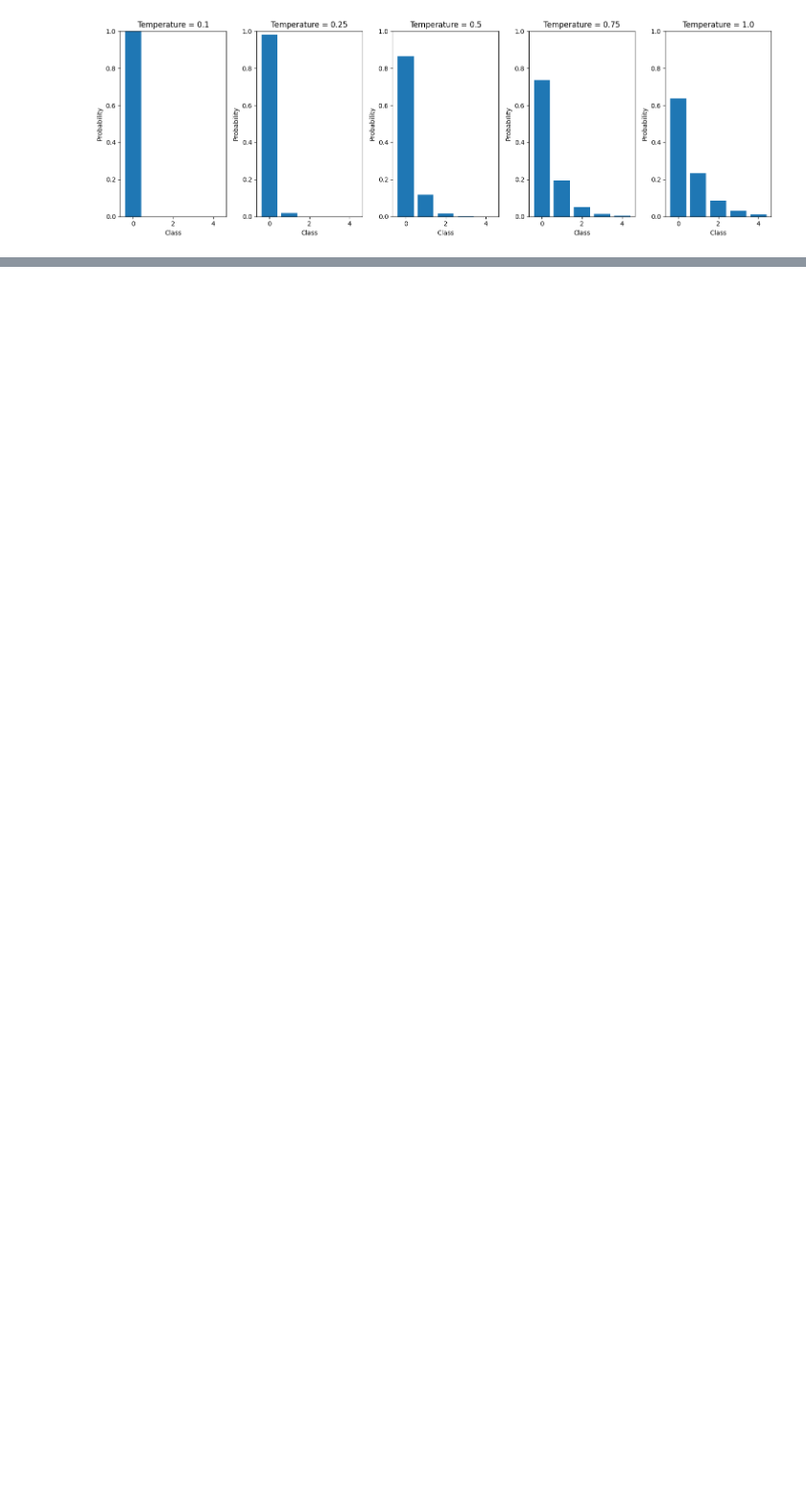
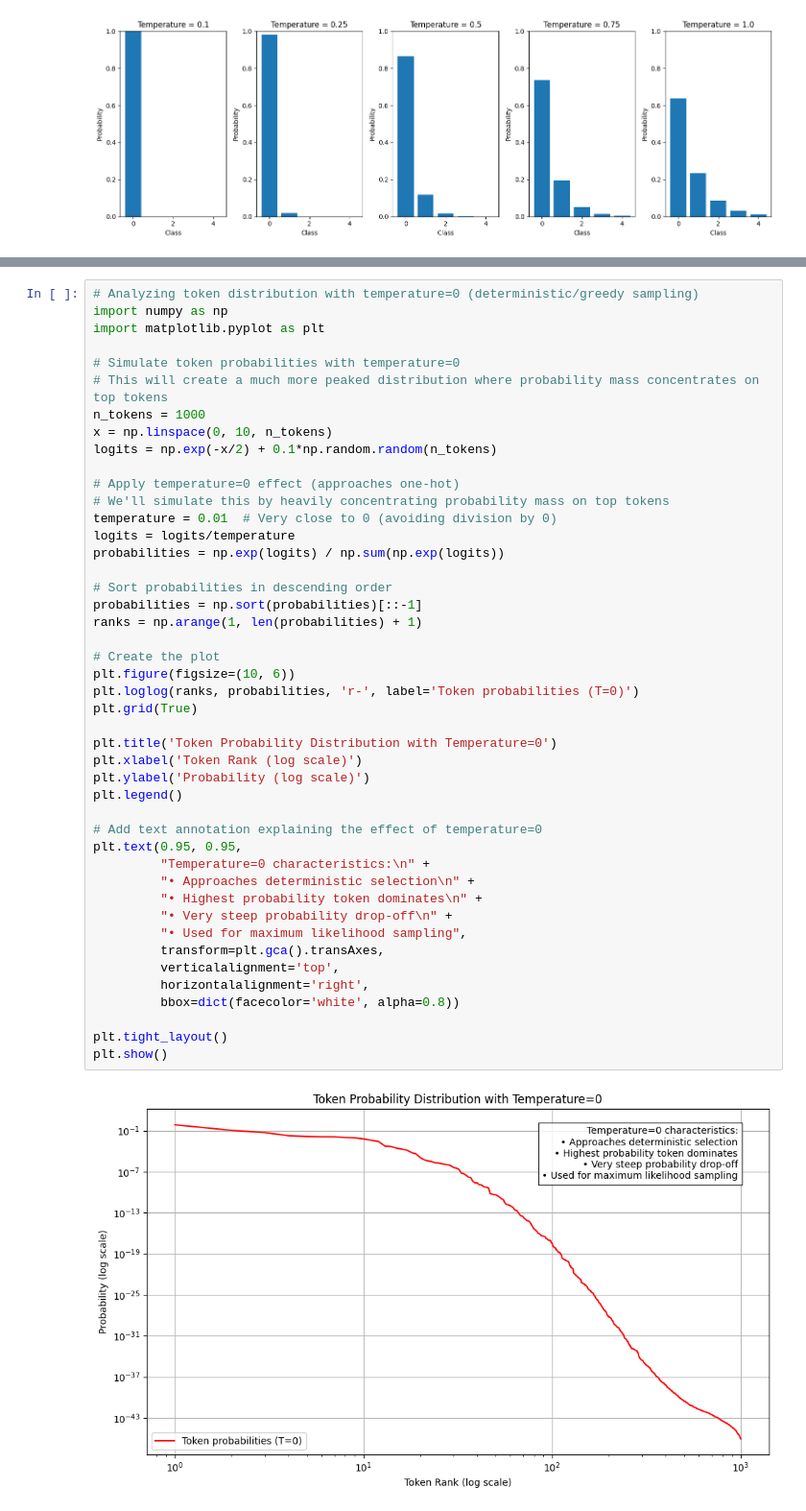
Before and after one commit to solarecho3/vectors, a Jupyter notebook: ml.ipynb, the cells around one changed output, grey strips where cells are left out. Shown at 96% size. Drawn from its saved outputs; the diff is of its cells as text; blank space fills up the shorter version.

```diff
--- a/ml.ipynb
+++ b/ml.ipynb
@@ -99,0 +223,47 @@ plt.show()
+# %%
+# Analyzing token distribution with temperature=0 (deterministic/greedy sampling)
+import numpy as np
+import matplotlib.pyplot as plt
+
+# Simulate token probabilities with temperature=0
+# This will create a much more peaked distribution where probability mass concentrates on top tokens
+n_tokens = 1000
+x = np.linspace(0, 10, n_tokens)
+logits = np.exp(-x/2) + 0.1*np.random.random(n_tokens)
+
+# Apply temperature=0 effect (approaches one-hot)
+# We'll simulate this by heavily concentrating probability mass on top tokens
+temperature = 0.01  # Very close to 0 (avoiding division by 0)
+logits = logits/temperature
+probabilities = np.exp(logits) / np.sum(np.exp(logits))
+
+# Sort probabilities in descending order
+probabilities = np.sort(probabilities)[::-1]
+ranks = np.arange(1, len(probabilities) + 1)
+
+# Create the plot
+plt.figure(figsize=(10, 6))
+plt.loglog(ranks, probabilities, 'r-', label='Token probabilities (T=0)')
+plt.grid(True)
+
+plt.title('Token Probability Distribution with Temperature=0')
+plt.xlabel('Token Rank (log scale)')
+plt.ylabel('Probability (log scale)')
+plt.legend()
+
+# Add text annotation explaining the effect of temperature=0
+plt.text(0.95, 0.95,
+         "Temperature=0 characteristics:\n" +
+         "• Approaches deterministic selection\n" +
+         "• Highest probability token dominates\n" +
+         "• Very steep probability drop-off\n" +
+         "• Used for maximum likelihood sampling",
+         transform=plt.gca().transAxes,
+         verticalalignment='top',
+         horizontalalignment='right',
+         bbox=dict(facecolor='white', alpha=0.8))
+
+plt.tight_layout()
+plt.show()
+# %% [output]
+[figure, added]
```
Also changed, not shown: parts of 4 cells of this notebook.
